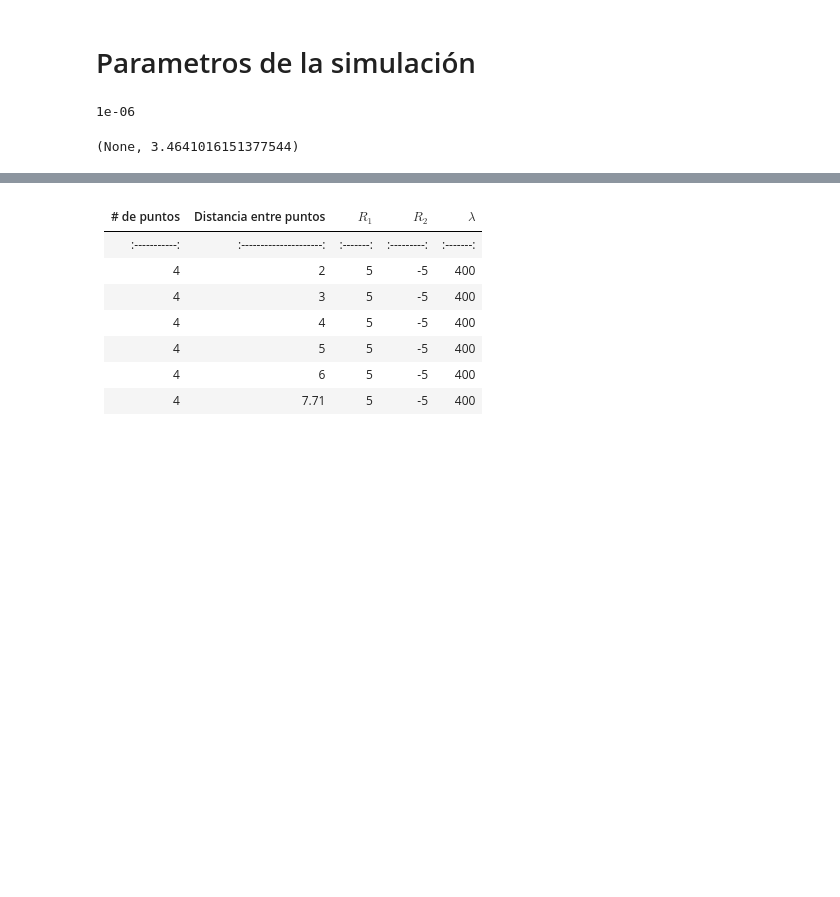
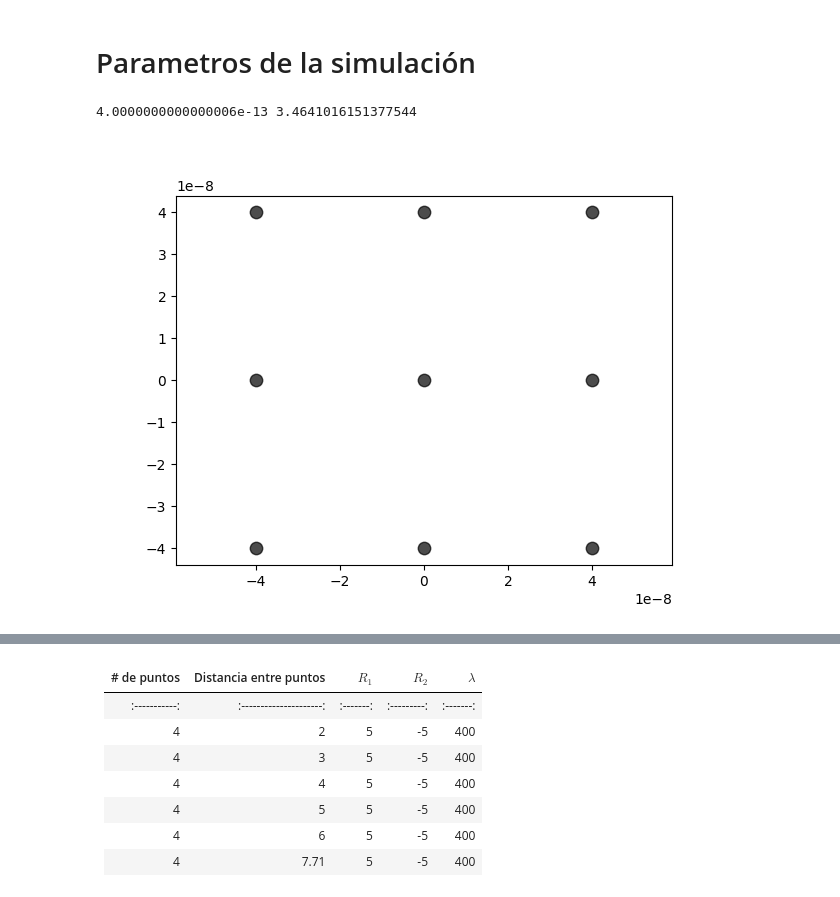
Before and after one commit to rcasalins/thesis_bachelor, a Jupyter notebook: Codigo/Tabla_9puntos.ipynb, the cells around one changed output, grey strips where cells are left out. Saved outputs shown, nothing was run; the diff lists cells and outputs as text; code cells hidden in the pictures; blank space fills up the shorter version.

```diff
--- a/Codigo/Tabla_9puntos.ipynb
+++ b/Codigo/Tabla_9puntos.ipynb
@@ -7,6 +7,12 @@ import numpy as np
 import matplotlib.pyplot as plt
 from matplotlib.animation import FuncAnimation
 %matplotlib widget
+# %%
+def position_points(array):
+    fig, ax = plt.subplots()
+    ax.scatter(array[:,:-1], array[:,1:], alpha=.7, color='black', s = 80)
+    ax.axis('equal')
+    plt.show()
 # %%
 def matrix_points(p):
     #x son los puntos sobre el eje x
@@ -108,14 +114,16 @@ def GeometricPotencial_3D_reducido(xa, ya, za, p, wa,c,R1,R2):
 # %%
 w      = 400 * (10 ** -9)
 r1     = 5*w
 r2     = -5*w
 a      = .1 * w
 points = np.array([[-a,-a],[-a,a],[a,a],[a,-a],[a,0],[-a,0],[0,a],[0,-a],[0,0]])
 paraxial_aprox = (((1/r1) - (1/r2)) * (1/w)) ** -1
-print(paraxial_aprox), np.sqrt(12)
+print(paraxial_aprox, np.sqrt(12))
+
+position_points(points)
 # %% [output]
-1e-06
+4.0000000000000006e-13 3.4641016151377544
-(None, 3.4641016151377544)
+[figure, added]
 # %%
 # Colapse
 zzz = np.linspace(1.5*w, 30*w, 1000)
```
Also changed, not shown: parts of 7 cells of this notebook, 9 other files.
